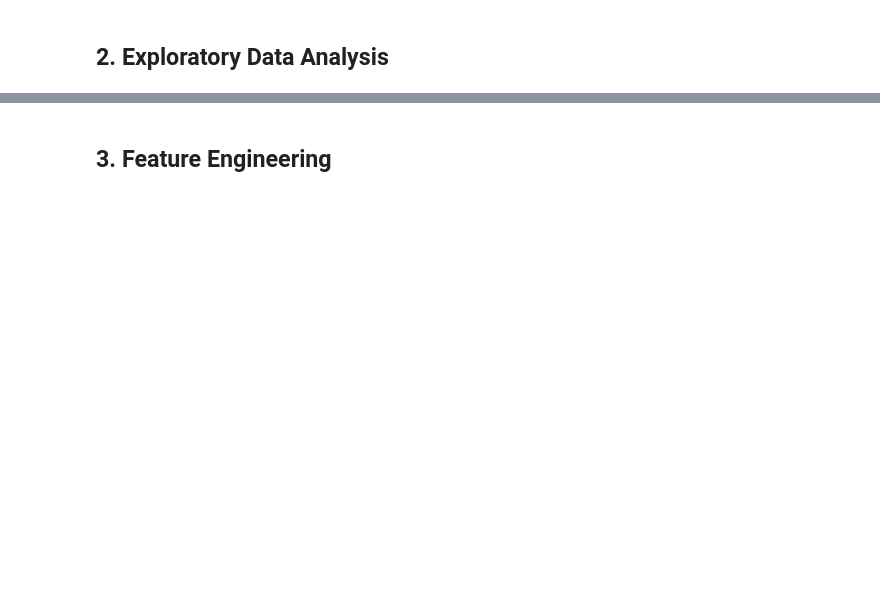
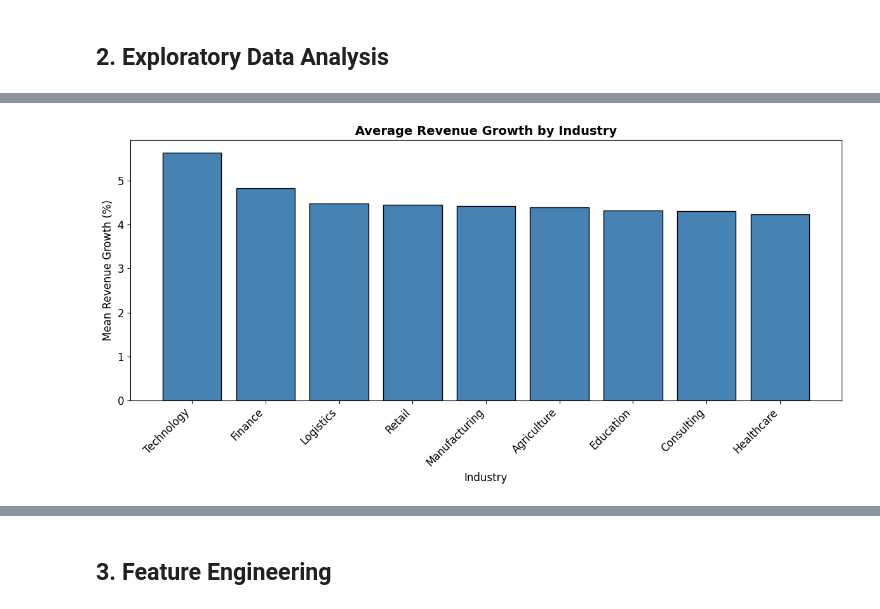
Before and after one commit to Braden357/buan390-final, a Jupyter notebook: notebooks/analysis.ipynb, the cells around one changed output, grey strips where cells are left out. Drawn from its saved outputs; the diff is of its cells as text; code cells hidden in the pictures; blank space fills up the shorter version.

```diff
--- a/notebooks/analysis.ipynb
+++ b/notebooks/analysis.ipynb
@@ -19,23 +18,7 @@ plt.rcParams['font.size'] = 12
 # %% [markdown]
 ## 1. Data Loading
 # %%
-# Colab-compatible path detection
-if os.path.exists('../dataset/ai_company_adoption.csv'):
-    DATA_DIR = '../dataset'
-    FIG_DIR = '../report'
-elif os.path.exists('dataset/ai_company_adoption.csv'):
-    DATA_DIR = 'dataset'
-    FIG_DIR = 'figures'
-else:
-    os.system('git clone https://github.com/Braden357/buan390-final.git')
-    DATA_DIR = 'buan390-final/dataset'
-    FIG_DIR = 'buan390-final/figures'
-
-os.makedirs(FIG_DIR, exist_ok=True)
-os.makedirs(DATA_DIR, exist_ok=True)
-print(f"DATA_DIR: {DATA_DIR}  |  FIG_DIR: {FIG_DIR}")
-
-df = pd.read_csv(f'{DATA_DIR}/ai_company_adoption.csv')
+df = pd.read_csv('../dataset/ai_company_adoption.csv')
 print(f"Shape: {df.shape}")
 print(f"Nulls: {df.isnull().sum().sum()}")
 df.head(3)
@@ -59,19 +61,21 @@ print(df['revenue_growth_percent'].describe().round(2))
 # %%
 industry_avg = df.groupby('industry')['revenue_growth_percent'].agg(['mean','std','count']).reset_index()
 industry_avg.columns = ['industry','mean_revenue_growth','std_revenue_growth','count']
 industry_avg = industry_avg.sort_values('mean_revenue_growth', ascending=False)
 
 plt.figure(figsize=(12, 6))
 bars = plt.bar(industry_avg['industry'], industry_avg['mean_revenue_growth'], color='steelblue', edgecolor='black')
 plt.title('Average Revenue Growth by Industry', fontsize=14, fontweight='bold')
 plt.xlabel('Industry')
 plt.ylabel('Mean Revenue Growth (%)')
 plt.xticks(rotation=45, ha='right')
 plt.tight_layout()
-plt.savefig(f'{FIG_DIR}/fig_revenue_by_industry.png', dpi=150, bbox_inches='tight')
+plt.savefig('../report/fig_revenue_by_industry.png', dpi=150, bbox_inches='tight')
 plt.show()
 
-industry_avg.to_csv(f'{DATA_DIR}/tableau_industry_summary.csv', index=False)
+industry_avg.to_csv('../dataset/tableau_industry_summary.csv', index=False)
+# %% [output]
+[figure, added]
 # %%
 num_cols = ['ai_adoption_rate','ai_maturity_score','ai_budget_percentage','ai_training_hours',
             'num_ai_tools_used','ai_projects_active','task_automation_rate','time_saved_per_week',
```
Also changed, not shown: parts of 18 cells of this notebook, 5 other files.
